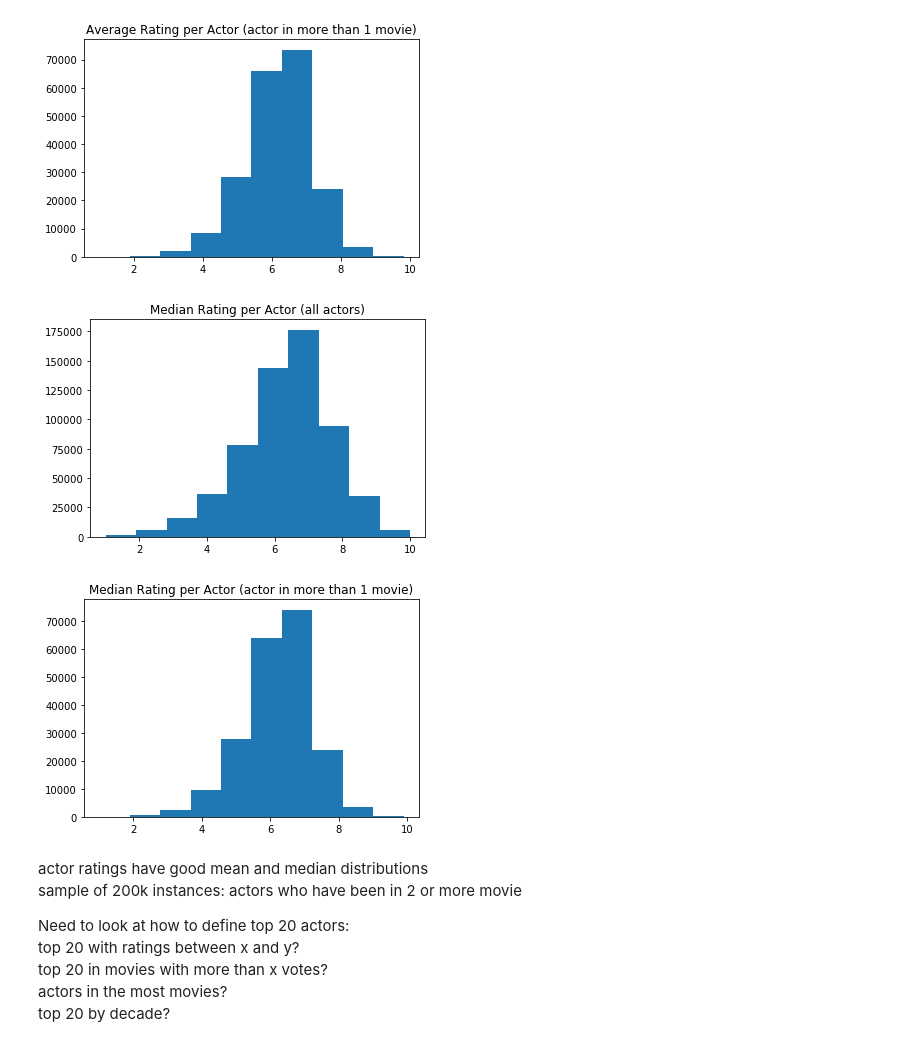
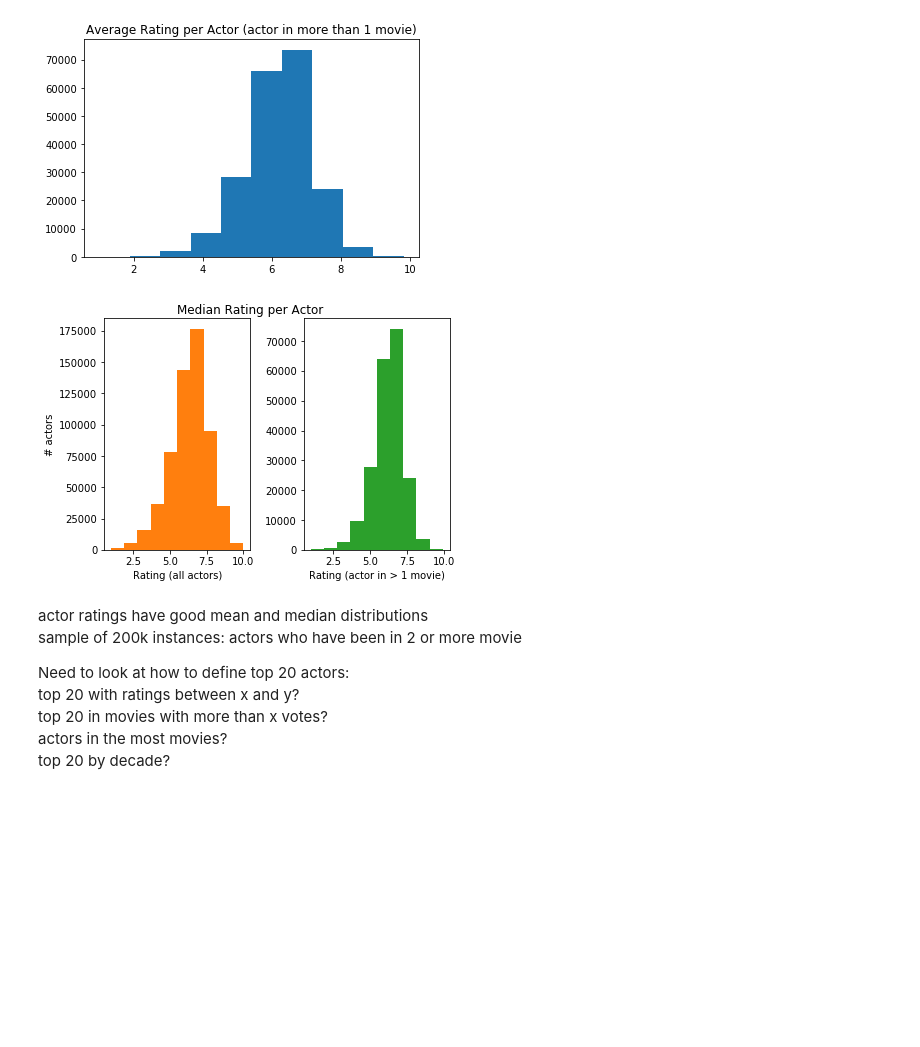
Before and after one commit to Amjaad/MoviesProject, a Jupyter notebook: DataPrep/titles.principals.ipynb, the cells around one changed output. Saved outputs shown, nothing was run; the diff lists cells and outputs as text; code cells hidden in the pictures; blank space fills up the shorter version.

```diff
--- a/DataPrep/titles.principals.ipynb
+++ b/DataPrep/titles.principals.ipynb
@@ -61,8 +74,8 @@ Name: averageRating, dtype: float64
 # %%
 print("Descriptive statistics for ratings of actors > 1 movie")
 # average ratings
-principals_df2 = principals_df.loc[principals_df.duplicated(subset='principalCast', keep=False), :]
-principals_df2.loc[:,['principalCast', 'averageRating']].groupby('principalCast').mean().averageRating.describe()
+df2 = df.loc[df.duplicated(subset='principalCast', keep=False), :]
+df2.loc[:,['principalCast', 'averageRating']].groupby('principalCast').mean().averageRating.describe()
 # %% [output]
 Descriptive statistics for ratings of actors > 1 movie
 count    206339.000000
@@ -85,14 +98,16 @@ plt.show()
 # %% [output]
 [figure]
 [figure]
-# %%
-plt.title("Median Rating per Actor (all actors)")
-plt.hist(principals_df.loc[:,['principalCast', 'averageRating']].groupby('principalCast').median().averageRating)
-plt.show()
-
-plt.title("Median Rating per Actor (actor in more than 1 movie)")
-plt.hist(principals_df2.loc[:,['principalCast', 'averageRating']].groupby('principalCast').median().averageRating)
-plt.show()
-# %% [output]
-[figure, removed]
-[figure, removed]
+# %%
+plt.subplot(1,2,2)
+plt.hist(df2.loc[:,['principalCast', 'averageRating']].groupby('principalCast').median().averageRating)
+plt.xlabel("Rating (actor in > 1 movie)")
+#plt.show()
+plt.tight_layout()
+
+plt.tight_layout()
+plt.suptitle('Median Rating per Actor', horizontalalignment = 'center', y = 1.0)
+plt.show()
+# plt.savefig('median_actor.png')
+# %% [output]
+[figure, added]
```
Also changed, not shown: parts of 11 cells of this notebook.
